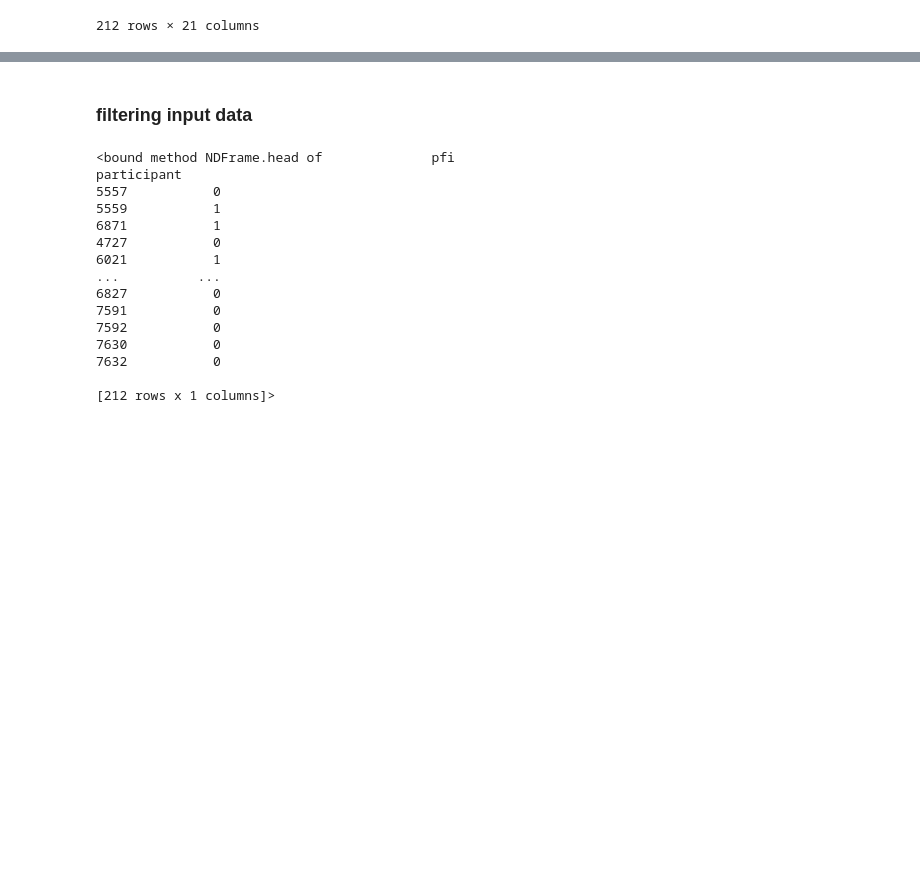
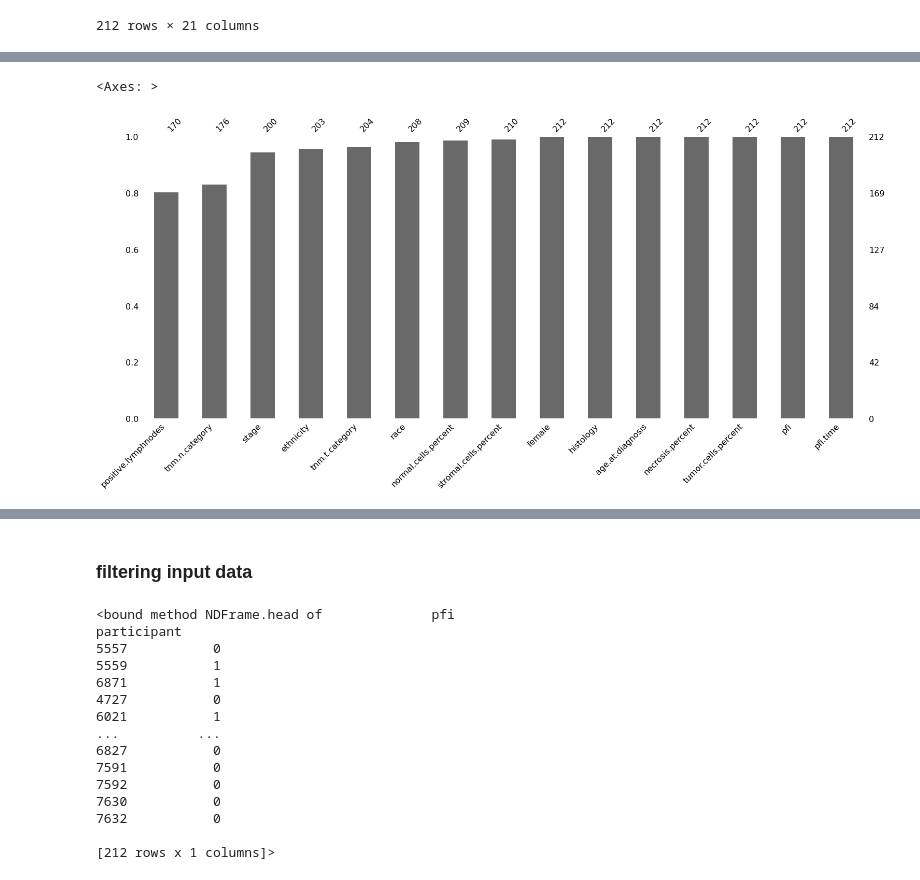
Before and after one commit to i-wallwork/Major-Project, a Jupyter notebook: Major-Project.ipynb, the cells around one changed output, grey strips where cells are left out. Cells and saved outputs as stored; diff of their text form; code cells hidden in the pictures; blank space fills up the shorter version.

```diff
--- a/Major-Project.ipynb
+++ b/Major-Project.ipynb
@@ -36,0 +63,7 @@ c_df
+# %%
+c2_df = c_df.drop(['tnm.m.category', 'lymphocyte.infiltration', 'monocyte.infiltration', 'neutrophil.infiltration', 'dfi', 'dfi.time'], axis=1)
+c2_df
+msno.bar(c2_df, sort='ascending')
+# %% [output]
+<Axes: >
+[figure, added]
```
Also changed, not shown: parts of 104 cells of this notebook.
